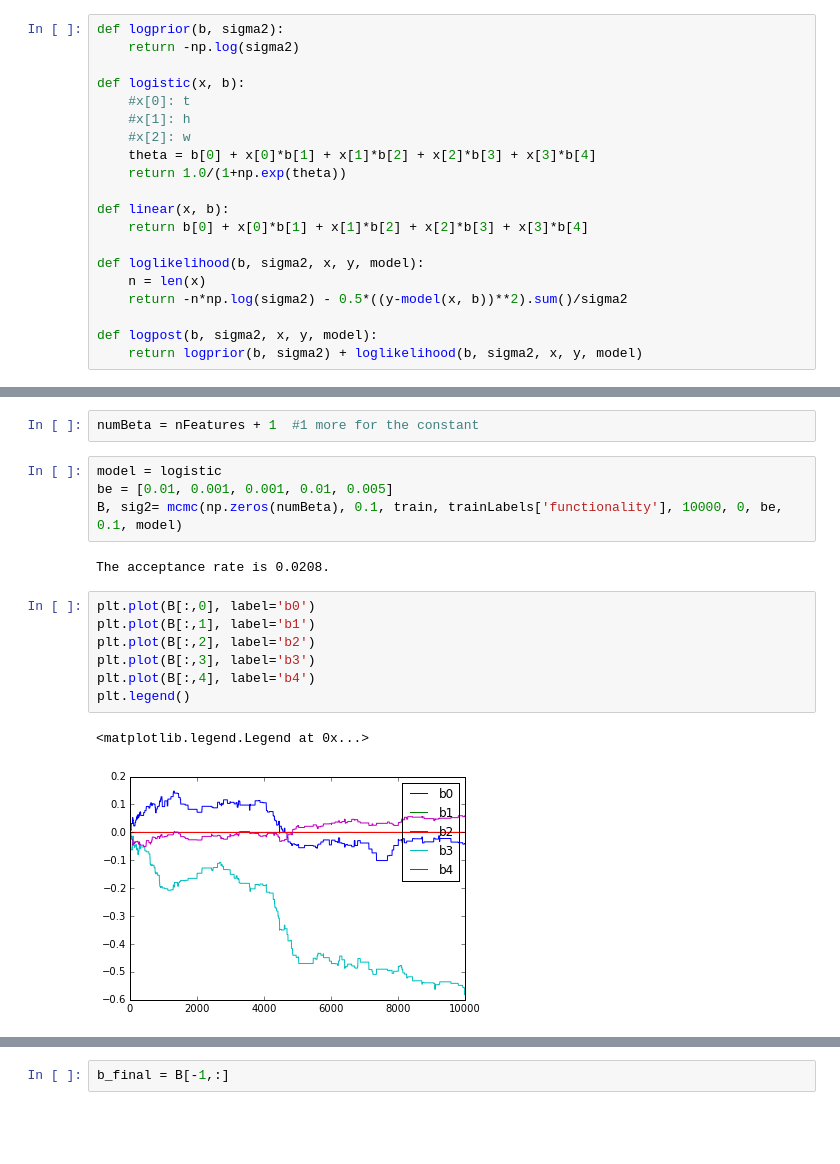
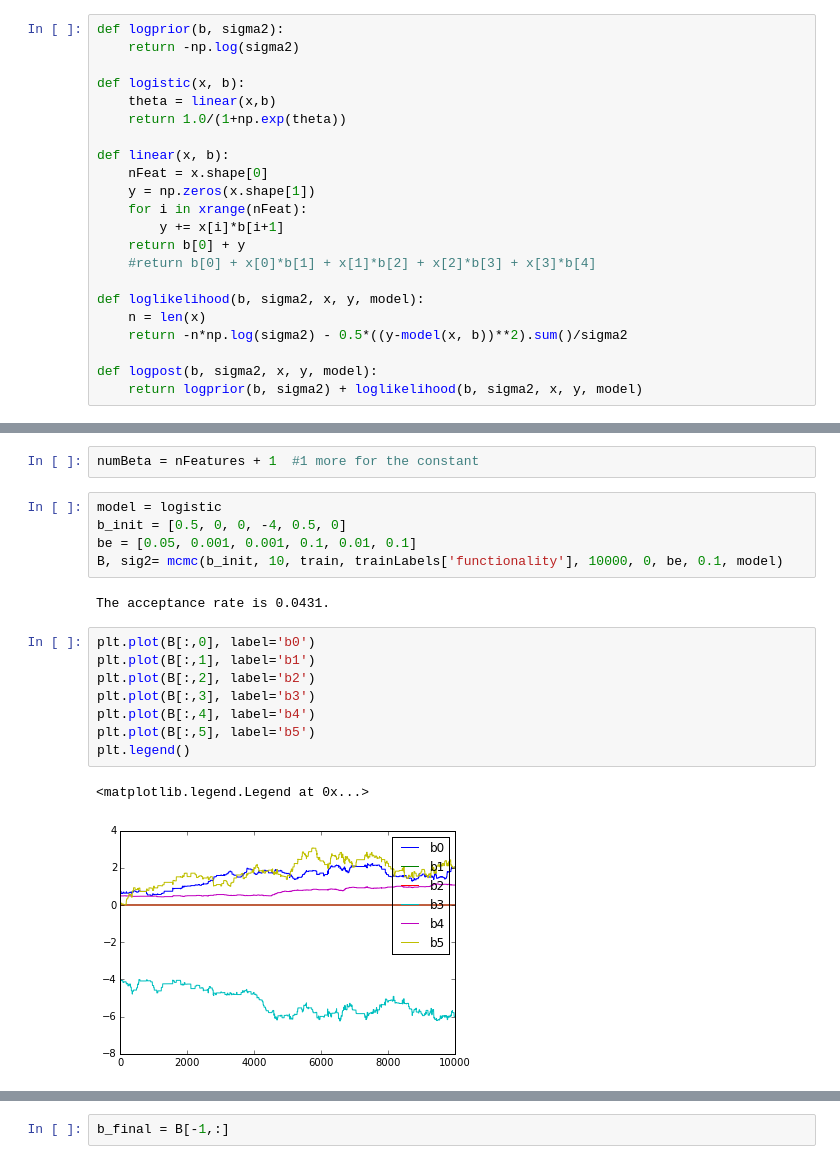
Before and after one commit to ghaslam/AM207, a Jupyter notebook: ModelSampler.ipynb, the cells around one changed output, grey strips where cells are left out. Cells and saved outputs as stored; diff of their text form; blank space fills up the shorter version.

```diff
--- a/ModelSampler.ipynb
+++ b/ModelSampler.ipynb
@@ -9,14 +9,16 @@ def logprior(b, sigma2):
     return -np.log(sigma2)
 
 def logistic(x, b):
-    #x[0]: t
-    #x[1]: h
-    #x[2]: w
-    theta = b[0] + x[0]*b[1] + x[1]*b[2] + x[2]*b[3] + x[3]*b[4]
+    theta = linear(x,b)
     return 1.0/(1+np.exp(theta))
 
 def linear(x, b):
-    return b[0] + x[0]*b[1] + x[1]*b[2] + x[2]*b[3] + x[3]*b[4]
+    nFeat = x.shape[0]
+    y = np.zeros(x.shape[1])
+    for i in xrange(nFeat):
+        y += x[i]*b[i+1]
+    return b[0] + y
+    #return b[0] + x[0]*b[1] + x[1]*b[2] + x[2]*b[3] + x[3]*b[4]
 
 def loglikelihood(b, sigma2, x, y, model):
     n = len(x)
@@ -116,20 +153,22 @@ train, trainLabels, test, testLabels, nFeatures = processAllData(train, trainLab
 numBeta = nFeatures + 1  #1 more for the constant
 # %%
 model = logistic
-be = [0.01, 0.001, 0.001, 0.01, 0.005]
-B, sig2= mcmc(np.zeros(numBeta), 0.1, train, trainLabels['functionality'], 10000, 0, be, 0.1, model)
+b_init = [0.5, 0, 0, -4, 0.5, 0]
+be = [0.05, 0.001, 0.001, 0.1, 0.01, 0.1]
+B, sig2= mcmc(b_init, 10, train, trainLabels['functionality'], 10000, 0, be, 0.1, model)
 # %% [output]
-The acceptance rate is 0.0208.
+The acceptance rate is 0.0431.
 # %%
 plt.plot(B[:,0], label='b0')
 plt.plot(B[:,1], label='b1')
 plt.plot(B[:,2], label='b2')
 plt.plot(B[:,3], label='b3')
 plt.plot(B[:,4], label='b4')
+plt.plot(B[:,5], label='b5')
 plt.legend()
 # %% [output]
 <matplotlib.legend.Legend at 0x...>
-[figure, old version]
+[figure, new version]
 # %%
 plt.plot(sig2)
 # %% [output]
```
Also changed, not shown: parts of 7 cells of this notebook.
